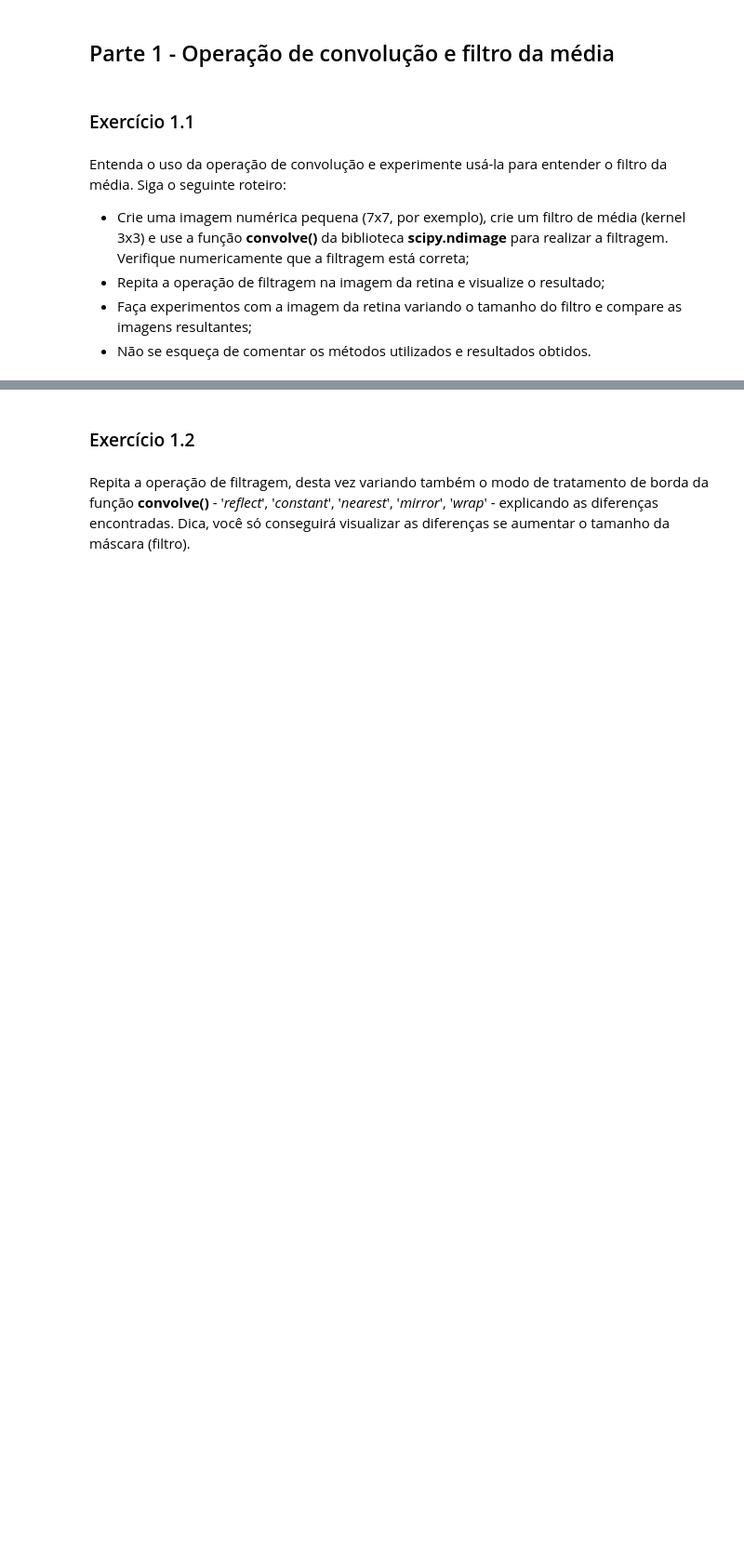
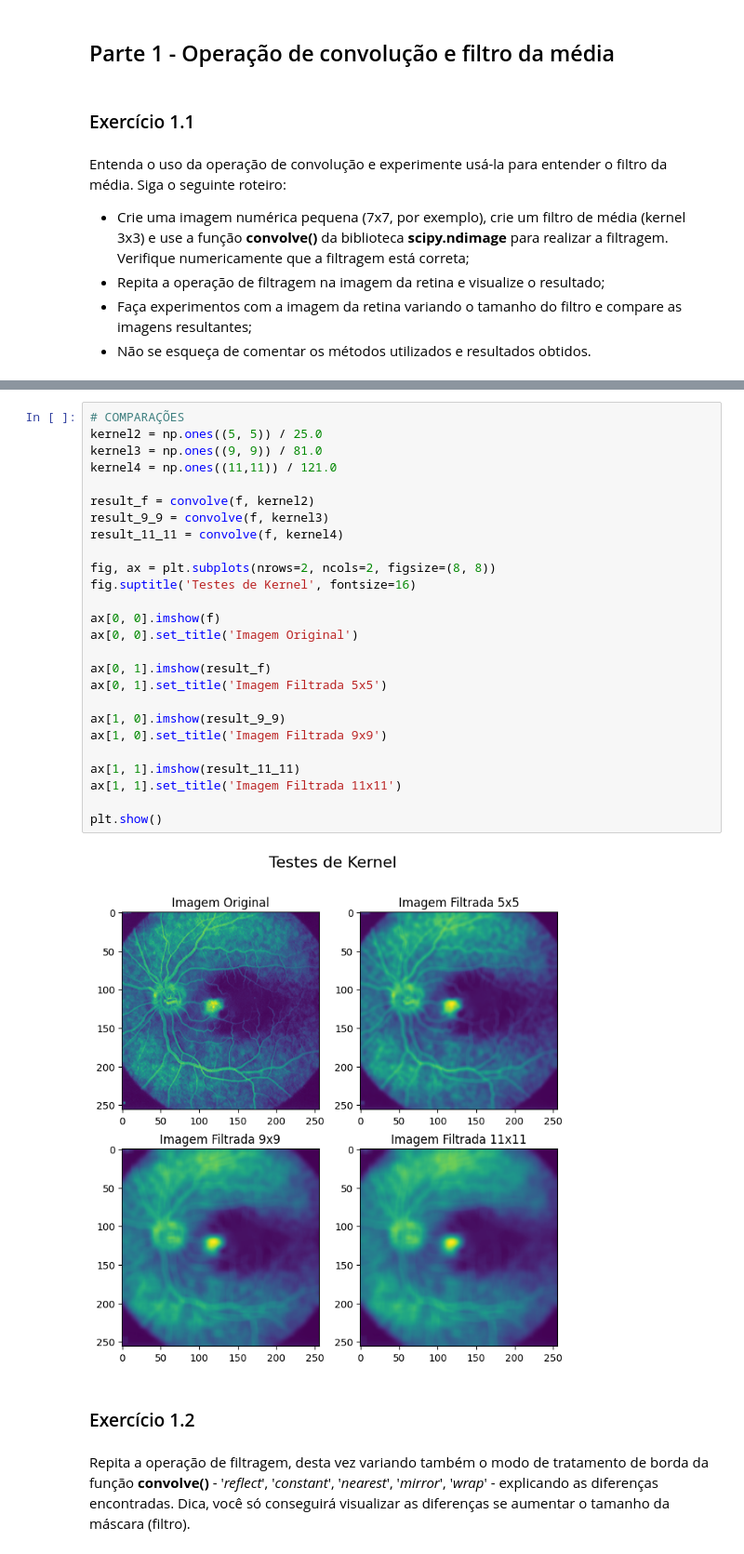
Before and after one commit to UNICAMP-EA979/2026s1-pi04-filtragem-bizzome, a Jupyter notebook: Atividade.ipynb, the cells around one changed output, grey strips where cells are left out. Shown at 93% size. Drawn from its saved outputs; the diff is of its cells as text; blank space fills up the shorter version.

```diff
--- a/Atividade.ipynb
+++ b/Atividade.ipynb
@@ -73,3 +111,31 @@ result_img = convolve(img1, kernel, mode='constant', cval=0.0)
+# %%
+# COMPARAÇÕES
+kernel2 = np.ones((5, 5)) / 25.0
+kernel3 = np.ones((9, 9)) / 81.0
+kernel4 = np.ones((11,11)) / 121.0
+
+result_f = convolve(f, kernel2)
+result_9_9 = convolve(f, kernel3)
+result_11_11 = convolve(f, kernel4)
+
+fig, ax = plt.subplots(nrows=2, ncols=2, figsize=(8, 8))
+fig.suptitle('Testes de Kernel', fontsize=16)
+
+ax[0, 0].imshow(f)
+ax[0, 0].set_title('Imagem Original')
+
+ax[0, 1].imshow(result_f)
+ax[0, 1].set_title('Imagem Filtrada 5x5')
+
+ax[1, 0].imshow(result_9_9)
+ax[1, 0].set_title('Imagem Filtrada 9x9')
+
+ax[1, 1].imshow(result_11_11)
+ax[1, 1].set_title('Imagem Filtrada 11x11')
+
+plt.show()
+# %% [output]
+[figure, added]
 # %% [markdown]
 ### Exercício 1.2
 # %% [markdown]
```
Also changed, not shown: parts of 7 cells of this notebook.
